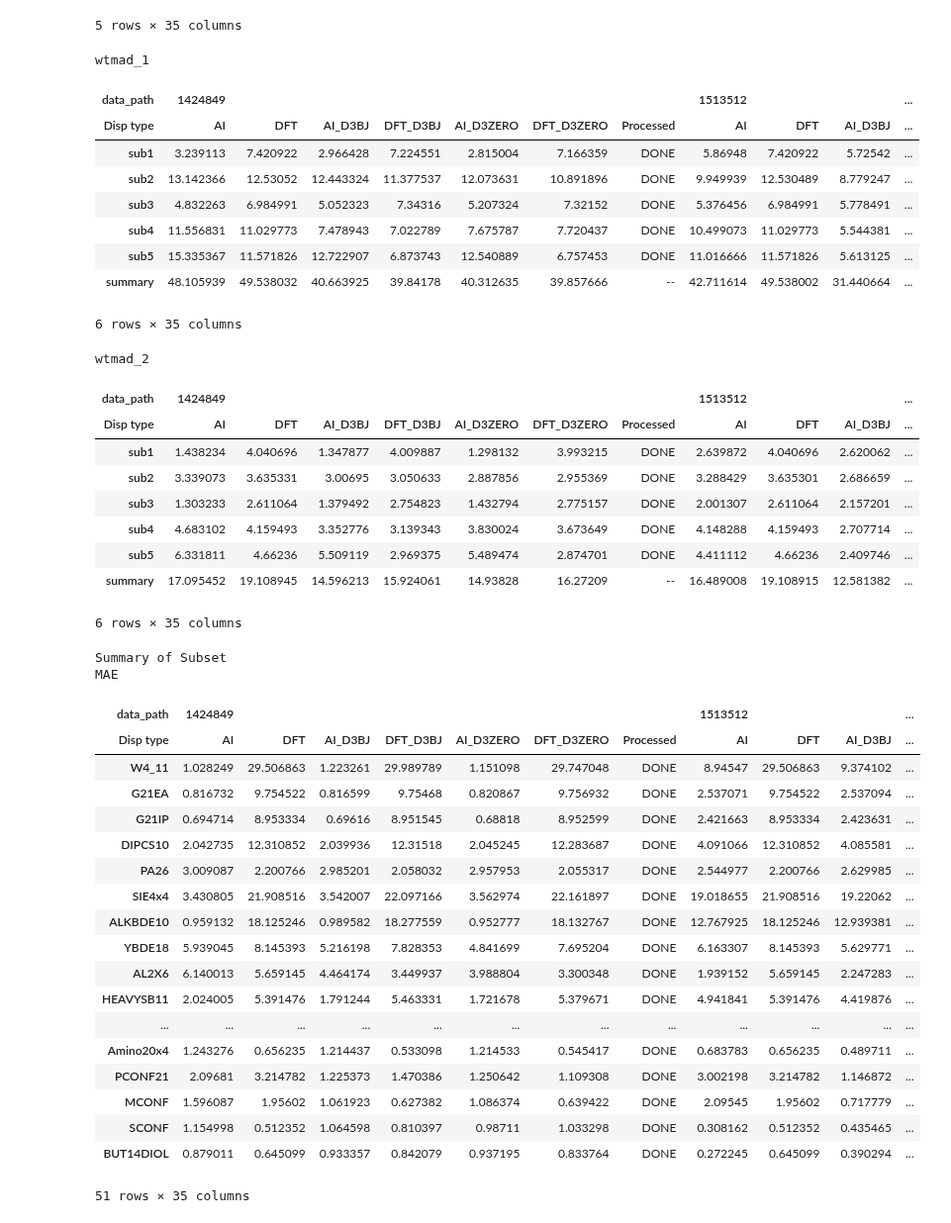
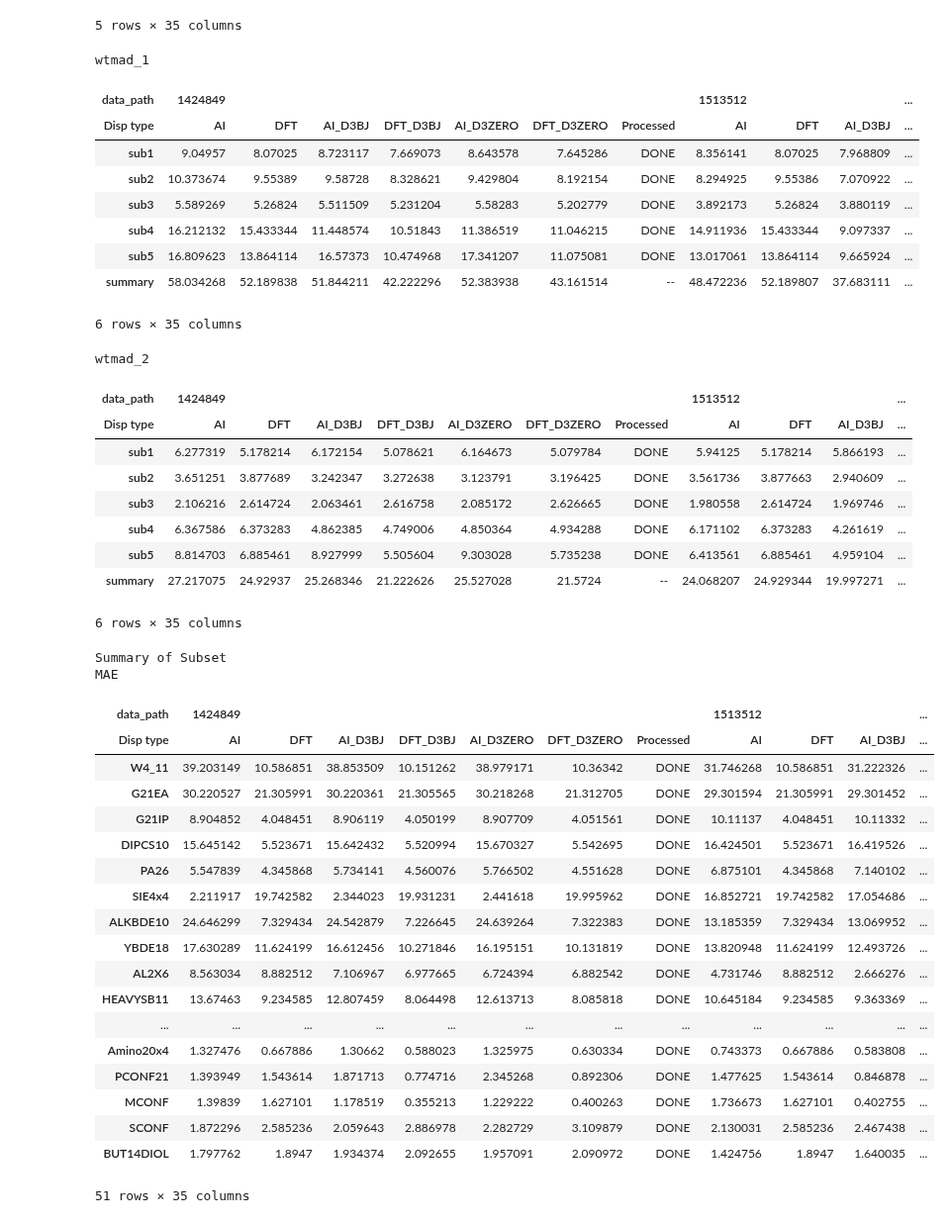
Before and after one commit to chem12346789/cc2cc, a Jupyter notebook: jupyter-notebook/hkqai_atomic_energy_gmtkn.ipynb, the cells around one changed output. Shown at 99% size. Saved outputs shown, nothing was run; the diff lists cells and outputs as text; code cells hidden in the pictures.

```diff
--- a/jupyter-notebook/hkqai_atomic_energy_gmtkn.ipynb
+++ b/jupyter-notebook/hkqai_atomic_energy_gmtkn.ipynb
@@ -8,7 +8,7 @@ import numpy as np
 
 date = datetime.now().strftime("%Y-%m-%d")
 
-verbose = 2
+verbose = 0
 data_set = "gmtkn-cc-pVDZ"
 
 data_path_list = sorted(
@@ -174,6 +174,8 @@ for name_set, subset_list_ in full_subset_dict.items():
                 if exist:
                     data_subset[name_subset]["name"].append(i_reaction_name)
                 if finished:
+                    print(atomic_energy_cc, i_reaction["reference"])
+                    atomic_energy_cc = i_reaction["reference"]
                     data_subset[name_subset]["dft"].append(
                         abs(atomic_energy_dft - atomic_energy_cc)
                     )
@@ -566,42 +568,42 @@ MAE
 5 rows × 35 columns
 wtmad_1
 | data_path | 1424849 |  |  |  |  |  |  | 1513512 |  |  | ... |
 | Disp type | AI | DFT | AI_D3BJ | DFT_D3BJ | AI_D3ZERO | DFT_D3ZERO | Processed | AI | DFT | AI_D3BJ | ... |
-| sub1 | 3.239113 | 7.420922 | 2.966428 | 7.224551 | 2.815004 | 7.166359 | DONE | 5.86948 | 7.420922 | 5.72542 | ... |
-| sub2 | 13.142366 | 12.53052 | 12.443324 | 11.377537 | 12.073631 | 10.891896 | DONE | 9.949939 | 12.530489 | 8.779247 | ... |
-| sub3 | 4.832263 | 6.984991 | 5.052323 | 7.34316 | 5.207324 | 7.32152 | DONE | 5.376456 | 6.984991 | 5.778491 | ... |
-| sub4 | 11.556831 | 11.029773 | 7.478943 | 7.022789 | 7.675787 | 7.720437 | DONE | 10.499073 | 11.029773 | 5.544381 | ... |
-| sub5 | 15.335367 | 11.571826 | 12.722907 | 6.873743 | 12.540889 | 6.757453 | DONE | 11.016666 | 11.571826 | 5.613125 | ... |
-| summary | 48.105939 | 49.538032 | 40.663925 | 39.84178 | 40.312635 | 39.857666 | -- | 42.711614 | 49.538002 | 31.440664 | ... |
+| sub1 | 9.04957 | 8.07025 | 8.723117 | 7.669073 | 8.643578 | 7.645286 | DONE | 8.356141 | 8.07025 | 7.968809 | ... |
+| sub2 | 10.373674 | 9.55389 | 9.58728 | 8.328621 | 9.429804 | 8.192154 | DONE | 8.294925 | 9.55386 | 7.070922 | ... |
+| sub3 | 5.589269 | 5.26824 | 5.511509 | 5.231204 | 5.58283 | 5.202779 | DONE | 3.892173 | 5.26824 | 3.880119 | ... |
+| sub4 | 16.212132 | 15.433344 | 11.448574 | 10.51843 | 11.386519 | 11.046215 | DONE | 14.911936 | 15.433344 | 9.097337 | ... |
+| sub5 | 16.809623 | 13.864114 | 16.57373 | 10.474968 | 17.341207 | 11.075081 | DONE | 13.017061 | 13.864114 | 9.665924 | ... |
+| summary | 58.034268 | 52.189838 | 51.844211 | 42.222296 | 52.383938 | 43.161514 | -- | 48.472236 | 52.189807 | 37.683111 | ... |
 6 rows × 35 columns
 wtmad_2
 | data_path | 1424849 |  |  |  |  |  |  | 1513512 |  |  | ... |
 | Disp type | AI | DFT | AI_D3BJ | DFT_D3BJ | AI_D3ZERO | DFT_D3ZERO | Processed | AI | DFT | AI_D3BJ | ... |
-| sub1 | 1.438234 | 4.040696 | 1.347877 | 4.009887 | 1.298132 | 3.993215 | DONE | 2.639872 | 4.040696 | 2.620062 | ... |
-| sub2 | 3.339073 | 3.635331 | 3.00695 | 3.050633 | 2.887856 | 2.955369 | DONE | 3.288429 | 3.635301 | 2.686659 | ... |
-| sub3 | 1.303233 | 2.611064 | 1.379492 | 2.754823 | 1.432794 | 2.775157 | DONE | 2.001307 | 2.611064 | 2.157201 | ... |
-| sub4 | 4.683102 | 4.159493 | 3.352776 | 3.139343 | 3.830024 | 3.673649 | DONE | 4.148288 | 4.159493 | 2.707714 | ... |
-| sub5 | 6.331811 | 4.66236 | 5.509119 | 2.969375 | 5.489474 | 2.874701 | DONE | 4.411112 | 4.66236 | 2.409746 | ... |
-| summary | 17.095452 | 19.108945 | 14.596213 | 15.924061 | 14.93828 | 16.27209 | -- | 16.489008 | 19.108915 | 12.581382 | ... |
+| sub1 | 6.277319 | 5.178214 | 6.172154 | 5.078621 | 6.164673 | 5.079784 | DONE | 5.94125 | 5.178214 | 5.866193 | ... |
+| sub2 | 3.651251 | 3.877689 | 3.242347 | 3.272638 | 3.123791 | 3.196425 | DONE | 3.561736 | 3.877663 | 2.940609 | ... |
+| sub3 | 2.106216 | 2.614724 | 2.063461 | 2.616758 | 2.085172 | 2.626665 | DONE | 1.980558 | 2.614724 | 1.969746 | ... |
+| sub4 | 6.367586 | 6.373283 | 4.862385 | 4.749006 | 4.850364 | 4.934288 | DONE | 6.171102 | 6.373283 | 4.261619 | ... |
+| sub5 | 8.814703 | 6.885461 | 8.927999 | 5.505604 | 9.303028 | 5.735238 | DONE | 6.413561 | 6.885461 | 4.959104 | ... |
+| summary | 27.217075 | 24.92937 | 25.268346 | 21.222626 | 25.527028 | 21.5724 | -- | 24.068207 | 24.929344 | 19.997271 | ... |
 6 rows × 35 columns
 Summary of Subset
 MAE
 | data_path | 1424849 |  |  |  |  |  |  | 1513512 |  |  | ... |
 | Disp type | AI | DFT | AI_D3BJ | DFT_D3BJ | AI_D3ZERO | DFT_D3ZERO | Processed | AI | DFT | AI_D3BJ | ... |
-| W4_11 | 1.028249 | 29.506863 | 1.223261 | 29.989789 | 1.151098 | 29.747048 | DONE | 8.94547 | 29.506863 | 9.374102 | ... |
-| G21EA | 0.816732 | 9.754522 | 0.816599 | 9.75468 | 0.820867 | 9.756932 | DONE | 2.537071 | 9.754522 | 2.537094 | ... |
-| G21IP | 0.694714 | 8.953334 | 0.69616 | 8.951545 | 0.68818 | 8.952599 | DONE | 2.421663 | 8.953334 | 2.423631 | ... |
-| DIPCS10 | 2.042735 | 12.310852 | 2.039936 | 12.31518 | 2.045245 | 12.283687 | DONE | 4.091066 | 12.310852 | 4.085581 | ... |
-| PA26 | 3.009087 | 2.200766 | 2.985201 | 2.058032 | 2.957953 | 2.055317 | DONE | 2.544977 | 2.200766 | 2.629985 | ... |
-| SIE4x4 | 3.430805 | 21.908516 | 3.542007 | 22.097166 | 3.562974 | 22.161897 | DONE | 19.018655 | 21.908516 | 19.22062 | ... |
-| ALKBDE10 | 0.959132 | 18.125246 | 0.989582 | 18.277559 | 0.952777 | 18.132767 | DONE | 12.767925 | 18.125246 | 12.939381 | ... |
-| YBDE18 | 5.939045 | 8.145393 | 5.216198 | 7.828353 | 4.841699 | 7.695204 | DONE | 6.163307 | 8.145393 | 5.629771 | ... |
-| AL2X6 | 6.140013 | 5.659145 | 4.464174 | 3.449937 | 3.988804 | 3.300348 | DONE | 1.939152 | 5.659145 | 2.247283 | ... |
-| HEAVYSB11 | 2.024005 | 5.391476 | 1.791244 | 5.463331 | 1.721678 | 5.379671 | DONE | 4.941841 | 5.391476 | 4.419876 | ... |
+| W4_11 | 39.203149 | 10.586851 | 38.853509 | 10.151262 | 38.979171 | 10.36342 | DONE | 31.746268 | 10.586851 | 31.222326 | ... |
+| G21EA | 30.220527 | 21.305991 | 30.220361 | 21.305565 | 30.218268 | 21.312705 | DONE | 29.301594 | 21.305991 | 29.301452 | ... |
+| G21IP | 8.904852 | 4.048451 | 8.906119 | 4.050199 | 8.907709 | 4.051561 | DONE | 10.11137 | 4.048451 | 10.11332 | ... |
+| DIPCS10 | 15.645142 | 5.523671 | 15.642432 | 5.520994 | 15.670327 | 5.542695 | DONE | 16.424501 | 5.523671 | 16.419526 | ... |
+| PA26 | 5.547839 | 4.345868 | 5.734141 | 4.560076 | 5.766502 | 4.551628 | DONE | 6.875101 | 4.345868 | 7.140102 | ... |
+| SIE4x4 | 2.211917 | 19.742582 | 2.344023 | 19.931231 | 2.441618 | 19.995962 | DONE | 16.852721 | 19.742582 | 17.054686 | ... |
+| ALKBDE10 | 24.646299 | 7.329434 | 24.542879 | 7.226645 | 24.639264 | 7.322383 | DONE | 13.185359 | 7.329434 | 13.069952 | ... |
+| YBDE18 | 17.630289 | 11.624199 | 16.612456 | 10.271846 | 16.195151 | 10.131819 | DONE | 13.820948 | 11.624199 | 12.493726 | ... |
+| AL2X6 | 8.563034 | 8.882512 | 7.106967 | 6.977665 | 6.724394 | 6.882542 | DONE | 4.731746 | 8.882512 | 2.666276 | ... |
+| HEAVYSB11 | 13.67463 | 9.234585 | 12.807459 | 8.064498 | 12.613713 | 8.085818 | DONE | 10.645184 | 9.234585 | 9.363369 | ... |
 | ... | ... | ... | ... | ... | ... | ... | ... | ... | ... | ... | ... |
-| Amino20x4 | 1.243276 | 0.656235 | 1.214437 | 0.533098 | 1.214533 | 0.545417 | DONE | 0.683783 | 0.656235 | 0.489711 | ... |
-| PCONF21 | 2.09681 | 3.214782 | 1.225373 | 1.470386 | 1.250642 | 1.109308 | DONE | 3.002198 | 3.214782 | 1.146872 | ... |
-| MCONF | 1.596087 | 1.95602 | 1.061923 | 0.627382 | 1.086374 | 0.639422 | DONE | 2.09545 | 1.95602 | 0.717779 | ... |
-| SCONF | 1.154998 | 0.512352 | 1.064598 | 0.810397 | 0.98711 | 1.033298 | DONE | 0.308162 | 0.512352 | 0.435465 | ... |
-| BUT14DIOL | 0.879011 | 0.645099 | 0.933357 | 0.842079 | 0.937195 | 0.833764 | DONE | 0.272245 | 0.645099 | 0.390294 | ... |
+| Amino20x4 | 1.327476 | 0.667886 | 1.30662 | 0.588023 | 1.325975 | 0.630334 | DONE | 0.743373 | 0.667886 | 0.583808 | ... |
+| PCONF21 | 1.393949 | 1.543614 | 1.871713 | 0.774716 | 2.345268 | 0.892306 | DONE | 1.477625 | 1.543614 | 0.846878 | ... |
+| MCONF | 1.39839 | 1.627101 | 1.178519 | 0.355213 | 1.229222 | 0.400263 | DONE | 1.736673 | 1.627101 | 0.402755 | ... |
+| SCONF | 1.872296 | 2.585236 | 2.059643 | 2.886978 | 2.282729 | 3.109879 | DONE | 2.130031 | 2.585236 | 2.467438 | ... |
+| BUT14DIOL | 1.797762 | 1.8947 | 1.934374 | 2.092655 | 1.957091 | 2.090972 | DONE | 1.424756 | 1.8947 | 1.640035 | ... |
 51 rows × 35 columns
```
Also changed, not shown: parts of 2 cells of this notebook, 3 other files.
